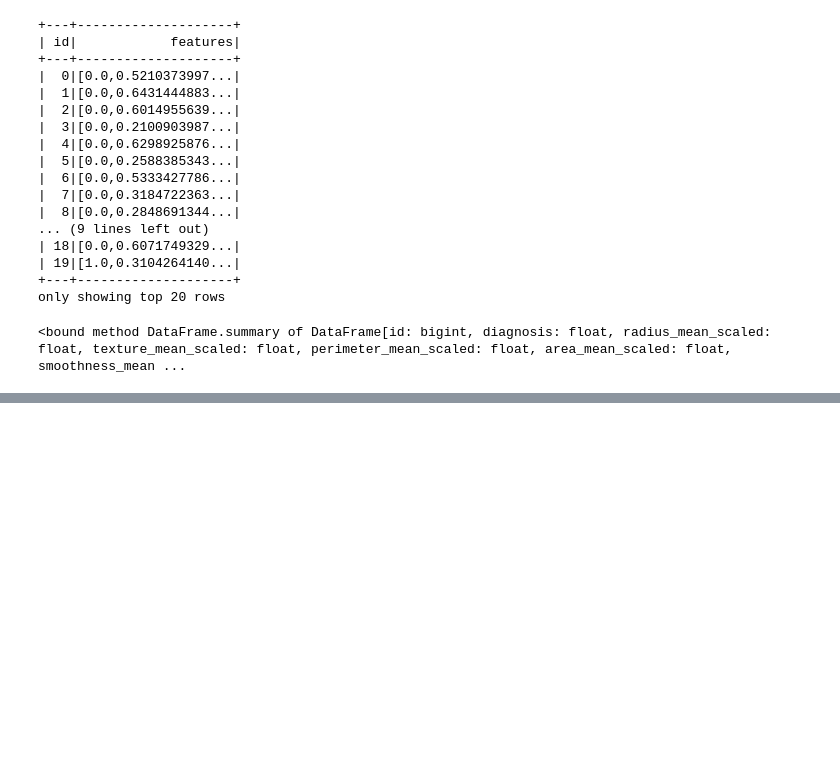
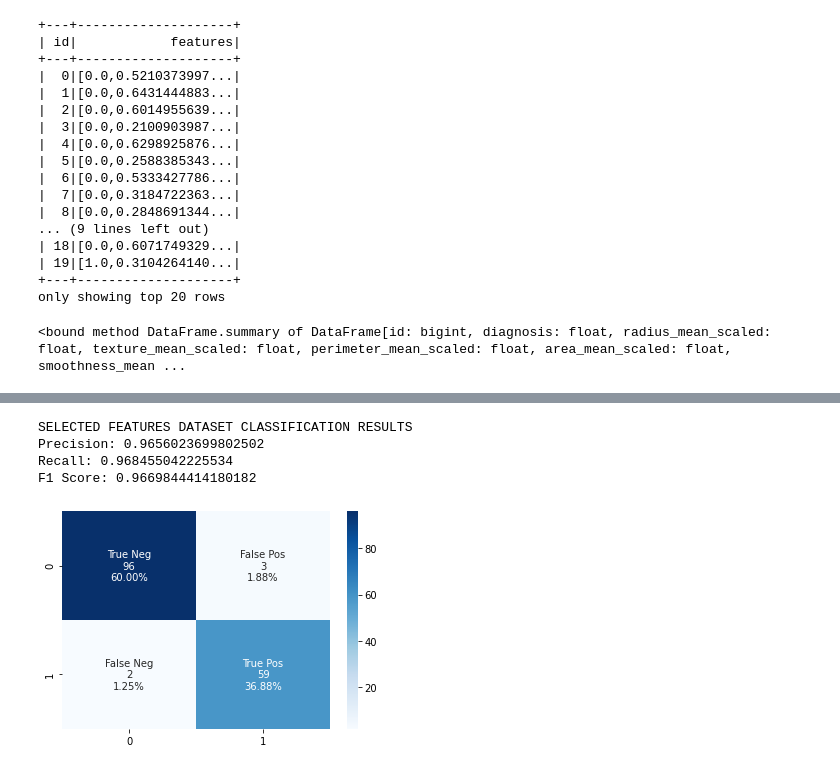
Before and after one commit to HaaaToka/DataIntensiveAssignments, a Jupyter notebook: Spark/sparkClusteringClassification.ipynb, the cells around one changed output, grey strips where cells are left out. Saved outputs shown, nothing was run; the diff lists cells and outputs as text; code cells hidden in the pictures; blank space fills up the shorter version.

```diff
--- a/Spark/sparkClusteringClassification.ipynb
+++ b/Spark/sparkClusteringClassification.ipynb
@@ -369,0 +623,5 @@ F1 Score: 0.3855291576673866
+# %%
+sel_transformed = transData(df)
+sel_transformed.show(5)
+
+sel_pipeline = preparePipeline(sel_transformed)
@@ -369,0 +639,5 @@ F1 Score: 0.3855291576673866
+# %%
+(sel_trainingData, sel_testingData) = sel_transformed.randomSplit([0.7, 0.3])
+
+sel_trainingData.show(5,False)
+sel_testingData.show(5,False)
@@ -369,0 +662,12 @@ F1 Score: 0.3855291576673866
+# %%
+sel_model = sel_pipeline.fit(sel_trainingData)
+
+sel_predictions = sel_model.transform(sel_testingData)
+
+result_Classify(sel_predictions,"SELECTED FEATURES DATASET CLASSIFICATION RESULTS")
+# %% [output]
+SELECTED FEATURES DATASET CLASSIFICATION RESULTS
+Precision: 0.9656023699802502
+Recall: 0.968455042225534
+F1 Score: 0.9669844414180182
+[figure, added]
```
Also changed, not shown: parts of 26 cells of this notebook.
